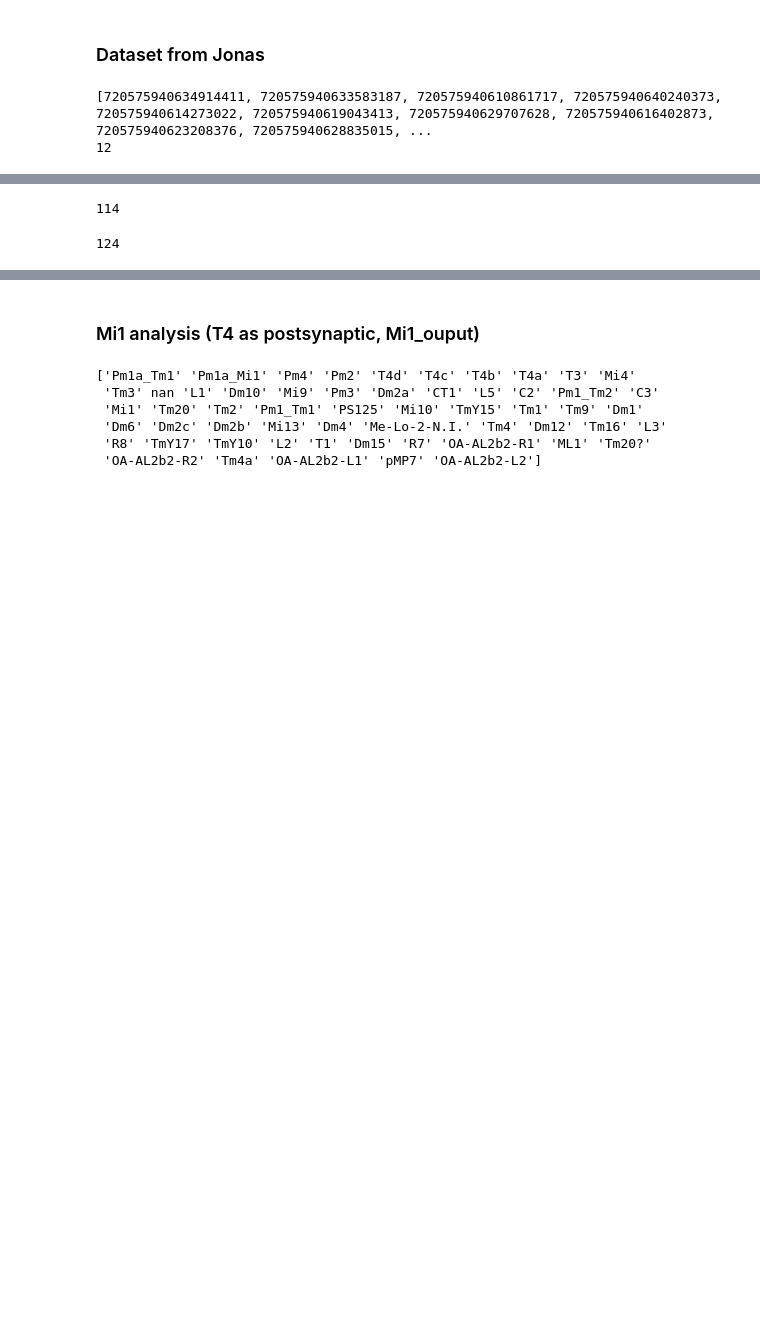
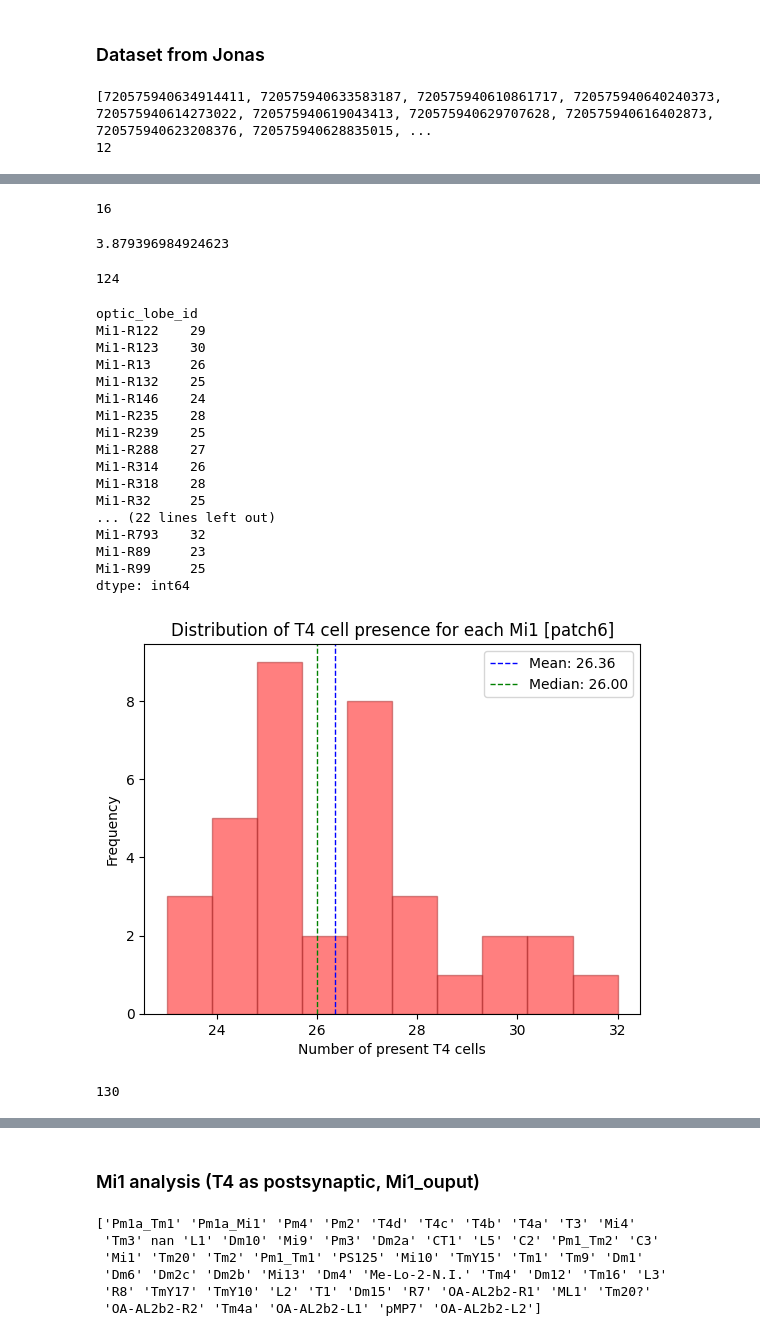
Before and after one commit to mariaioan/T4-connectome-analysis, a Jupyter notebook: proofreading-tables/maria_data_analysis.ipynb, the cells around one changed output, grey strips where cells are left out. Saved outputs shown, nothing was run; the diff lists cells and outputs as text; code cells hidden in the pictures; blank space fills up the shorter version.

```diff
--- a/proofreading-tables/maria_data_analysis.ipynb
+++ b/proofreading-tables/maria_data_analysis.ipynb
@@ -817,3 +817,5 @@ print(len(temp3))
 # %% [output]
 [720575940634914411, 720575940633583187, 720575940610861717, 720575940640240373, 720575940614273022, 720575940619043413, 720575940629707628, 720575940616402873, 720575940623208376, 720575940628835015, ...
 12
+# %%
+db_Mi1_T4 = pd.read_excel(r'D:\connectome-analysis-main_thesis\connectome-analysis-main_thesis\Mi1_patches\Mi1_patch1_neurons_output_count_R_09Feb2024.xlsx')
@@ -819,0 +838,3 @@ print(len(temp3))
+# %%
+symbols_to_select = ['T4a', 'T4b', 'T4c', 'T4d']
+db_Mi1_T4 = db_Mi1_T4.loc[db_Mi1_T4['symbol'].isin(symbols_to_select)]
@@ -819,0 +857,51 @@ print(len(temp3))
+# %%
+len(db_Mi1_T4['optic_lobe_id'].unique())
+# %% [output]
+16
+# %%
+3088/796
+#ok just checking
+# %% [output]
+3.879396984924623
+# %%
+len(db_Mi1_T4['postsynaptic_ID'].unique())
+# %% [output]
+124
+# %%
+##### Plot how many T4 cells are per Mi1 in a histogram WORKS
+### Filter through the outputs of Mi1 to find T4s
+symbols_to_select = ['T4a', 'T4b', 'T4c', 'T4d']
+db_Mi1_T4 = db_Mi1_T4.loc[db_Mi1_T4['symbol'].isin(symbols_to_select)]
+### Calculate the mean, median and STD  of the synaptic strength of Mi1-T4 cells
+T4_occurrence = db_Mi1_T4.groupby('optic_lobe_id').size()
+print(T4_occurrence)
+mean_value = T4_occurrence.mean()
+median_value = T4_occurrence.median()
+std_dev =  T4_occurrence.std() # the spread of data around the mea
+T4_occurrence.hist(grid=False, bins=10, edgecolor = 'brown', color='red', alpha=0.5)
+plt.axvline(mean_value, color='blue', linestyle='dashed', linewidth=1, label=f'Mean: {mean_value:.2f}') #:.2f} : start, .2 number of digits after decimal, f
+plt.axvline(median_value, color='green', linestyle='dashed', linewidth=1, label=f'Median: {median_value:.2f}')
+plt.legend()
+plt.xlabel('Number of present T4 cells')
+plt.ylabel('Frequency')
+plt.title('Distribution of T4 cell presence for each Mi1 [patch6]')
+plt.savefig('Distribution of T4 cell presence for each Mi1 [patch6].png')
+# %% [output]
+optic_lobe_id
+Mi1-R122    29
+Mi1-R123    30
+Mi1-R13     26
+Mi1-R132    25
+Mi1-R146    24
+Mi1-R235    28
+Mi1-R239    25
+Mi1-R288    27
+Mi1-R314    26
+Mi1-R318    28
+Mi1-R32     25
+... (22 lines left out)
+Mi1-R793    32
+Mi1-R89     23
+Mi1-R99     25
+dtype: int64
+[figure, added]
@@ -820,8 +910,4 @@ print(len(temp3))
 # %%
-len(t4_list_jonas)
+len(lol)
 # %% [output]
-114
+130
-# %%
-len(set(t4_list_code))
-# %% [output]
-124
```
Also changed, not shown: parts of 7 cells of this notebook.
